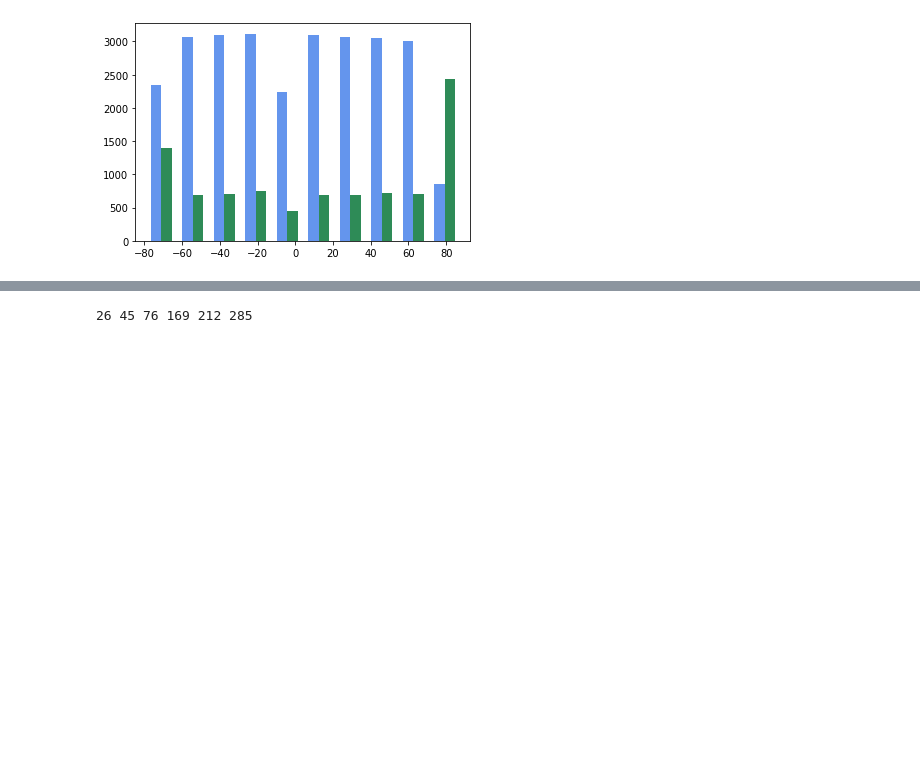
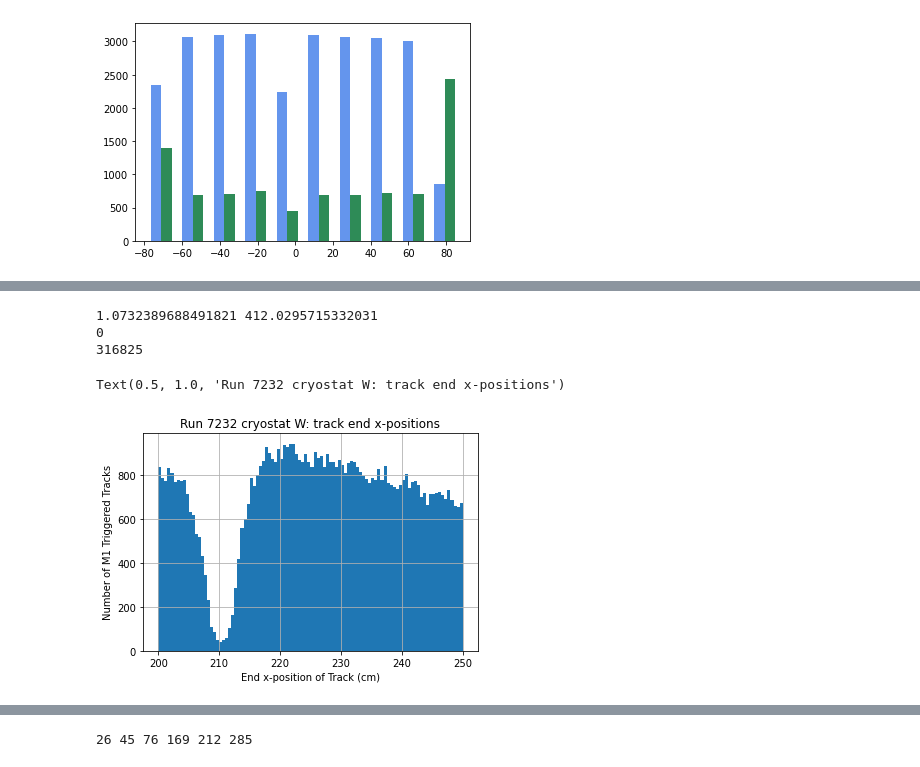
Before and after one commit to TanviKrishnan/SULI-Icarus-TriggerEfficiency, a Jupyter notebook: TriggerEfficiencyExploration.ipynb, the cells around one changed output, grey strips where cells are left out. Drawn from its saved outputs; the diff is of its cells as text; code cells hidden in the pictures; blank space fills up the shorter version.

```diff
--- a/TriggerEfficiencyExploration.ipynb
+++ b/TriggerEfficiencyExploration.ipynb
@@ -260,0 +279,23 @@ sum(bin_tot)
+# %%
+var = 'end_x'
+print(min(df_u[var]), max(df_u[var]))
+print(len(df_u[(500<=df_u[var]) & (df_u[var]<=max(df_u[var]))]))
+print(len(df_u[var]))
+
+
+fig, ax = plt.subplots()
+
+arr = df_u[var]
+arr.hist(bins=100, range=(200, 250))
+
+ax.set_xlabel("End x-position of Track (cm)")
+ax.set_ylabel("Number of M1 Triggered Tracks")
+
+# plot title
+plt.title("Run 7232 cryostat W: track end x-positions")
+# %% [output]
+1.0732389688491821 412.0295715332031
+0
+316825
+Text(0.5, 1.0, 'Run 7232 cryostat W: track end x-positions')
+[figure, added]
```
Also changed, not shown: parts of 7 cells of this notebook.
